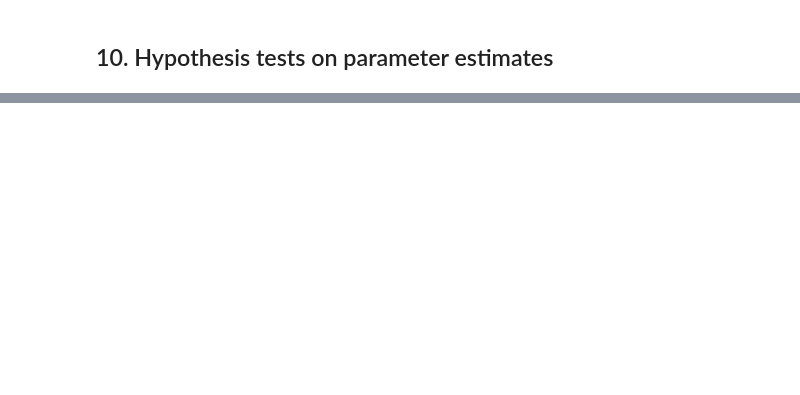
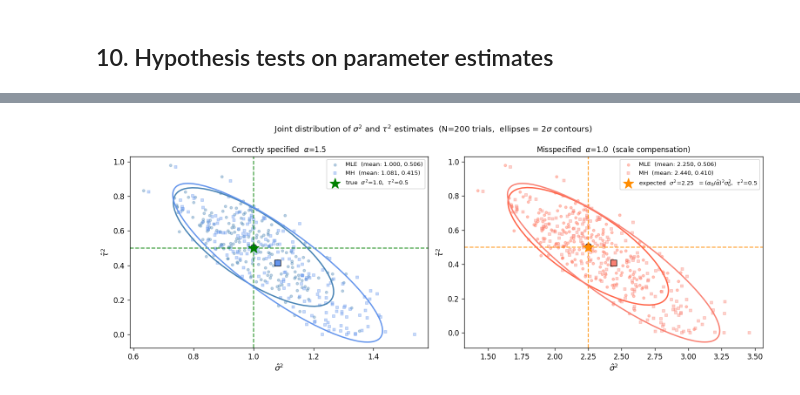
Before and after one commit to rickyli02/particle_filter_project_submission, a Jupyter notebook: notebooks/basic_results.ipynb, the cells around one changed output, grey strips where cells are left out. Drawn from its saved outputs; the diff is of its cells as text; code cells hidden in the pictures; blank space fills up the shorter version.

```diff
--- a/notebooks/basic_results.ipynb
+++ b/notebooks/basic_results.ipynb
@@ -1019,0 +978,94 @@ Based on the hypothesis test, the MH estimator is having a harder time than MLE
+# %%
+from matplotlib.patches import Ellipse
+import matplotlib.transforms as transforms
+
+def _cov_ellipse(x, y, ax, n_std=2.0, **kw):
+    cov = np.cov(x, y)
+    pearson = cov[0, 1] / np.sqrt(cov[0, 0] * cov[1, 1])
+    ell = Ellipse((0, 0), width=2*np.sqrt(1 + pearson), height=2*np.sqrt(1 - pearson), **kw)
+    sx = np.sqrt(cov[0, 0]) * n_std
+    sy = np.sqrt(cov[1, 1]) * n_std
+    tfm = (transforms.Affine2D()
+           .rotate_deg(45)
+           .scale(sx, sy)
+           .translate(np.mean(x), np.mean(y)))
+    ell.set_transform(tfm + ax.transData)
+    return ax.add_patch(ell)
+
+# expected sigma2 when alpha=1.0: inflates by (alpha_true / alpha_fix)^2
+expected_sigma2_fix10 = (alpha_true / ALPHA_FIX10)**2 * sigma2_true   # = 2.25
+
+method_groups = [
+    {
+        'title':   r'Correctly specified  $\alpha$=1.5',
+        'methods': [
+            ('mle_fix15', 'MLE', 'steelblue',      'o'),
+            ('mh_fix15',  'MH',  'cornflowerblue',  's'),
+        ],
+        'ref_s2':  sigma2_true,
+        'ref_t2':  tau2_true,
+        'ref_lbl': rf'true  $\sigma^2$={sigma2_true},  $\tau^2$={tau2_true}',
+        'ref_col': 'green',
+    },
+    {
+        'title':   r'Misspecified  $\alpha$=1.0  (scale compensation)',
+        'methods': [
+            ('mle_fix10', 'MLE', 'tomato', 'o'),
+            ('mh_fix10',  'MH',  'salmon',  's'),
+        ],
+        'ref_s2':  expected_sigma2_fix10,
+        'ref_t2':  tau2_true,
+        'ref_lbl': (rf'expected  $\sigma^2$={expected_sigma2_fix10:.2f}'
+                    rf'  $= (\alpha_0/\hat{{\alpha}})^2 \sigma_0^2$,'
+                    rf'  $\tau^2$={tau2_true}'),
+        'ref_col': 'darkorange',
+    },
+]
+
+fig, axes = plt.subplots(1, 2, figsize=(13, 5))
+fig.suptitle(
+    r'Joint distribution of $\sigma^2$ and $\tau^2$ estimates'
+    f'  (N={N_TRIALS} trials,  ellipses = 2$\sigma$ contours)',
+    fontsize=11,
+)
+
+for ax, grp in zip(axes, method_groups):
+    for mk, lbl, col, marker in grp['methods']:
+        s2 = results_df[f'{mk}_sigma2'].values
+        t2 = results_df[f'{mk}_tau2'].values
+        ax.scatter(s2, t2, s=12, alpha=0.35, color=col, marker=marker,
+                   label=f'{lbl}  (mean: {s2.mean():.3f}, {t2.mean():.3f})')
+        _cov_ellipse(s2, t2, ax, n_std=2.0,
+                     edgecolor=col, facecolor='none', lw=1.8, zorder=3)
+        ax.scatter(s2.mean(), t2.mean(), s=70, color=col,
+                   marker=marker, edgecolors='black', linewidths=0.8, zorder=4)
+
+    ax.axvline(grp['ref_s2'], color=grp['ref_col'], lw=1.4, ls='--', alpha=0.8)
+    ax.axhline(grp['ref_t2'], color=grp['ref_col'], lw=1.4, ls='--', alpha=0.8)
+    ax.scatter([grp['ref_s2']], [grp['ref_t2']], marker='*', s=220,
+               color=grp['ref_col'], zorder=5, label=grp['ref_lbl'])
+
+    ax.set_xlabel(r'$\hat{\sigma}^2$', fontsize=11)
+    ax.set_ylabel(r'$\hat{\tau}^2$', fontsize=11)
+    ax.set_title(grp['title'], fontsize=10)
+    ax.legend(fontsize=8, loc='upper right')
+
+plt.tight_layout(); plt.show()
+
+# ── summary table ─────────────────────────────────────────────────────────────
+print(f"\n{'Method':<16}  {'s2 mean':>9}  {'s2 std':>8}  {'t2 mean':>9}  {'t2 std':>8}  {'corr(s2,t2)':>13}")
+print('-' * 72)
+for lbl, mk, ref_s2, ref_t2 in [
+    ('MLE a=1.5', 'mle_fix15', sigma2_true,           tau2_true),
+    ('MH  a=1.5', 'mh_fix15',  sigma2_true,           tau2_true),
+    ('MLE a=1.0', 'mle_fix10', expected_sigma2_fix10, tau2_true),
+    ('MH  a=1.0', 'mh_fix10',  expected_sigma2_fix10, tau2_true),
+]:
+    s2 = results_df[f'{mk}_sigma2'].values
+    t2 = results_df[f'{mk}_tau2'].values
+    corr = np.corrcoef(s2, t2)[0, 1]
+    print(f"{lbl:<16}  {s2.mean():>9.4f}  {s2.std():>8.4f}  "
+          f"{t2.mean():>9.4f}  {t2.std():>8.4f}  {corr:>13.4f}")
+    print(f"  ref:           {ref_s2:>9.4f}           {ref_t2:>9.4f}")
+# %% [output]
+[figure, added]
```
Also changed, not shown: parts of 15 cells of this notebook, 7 other files.
